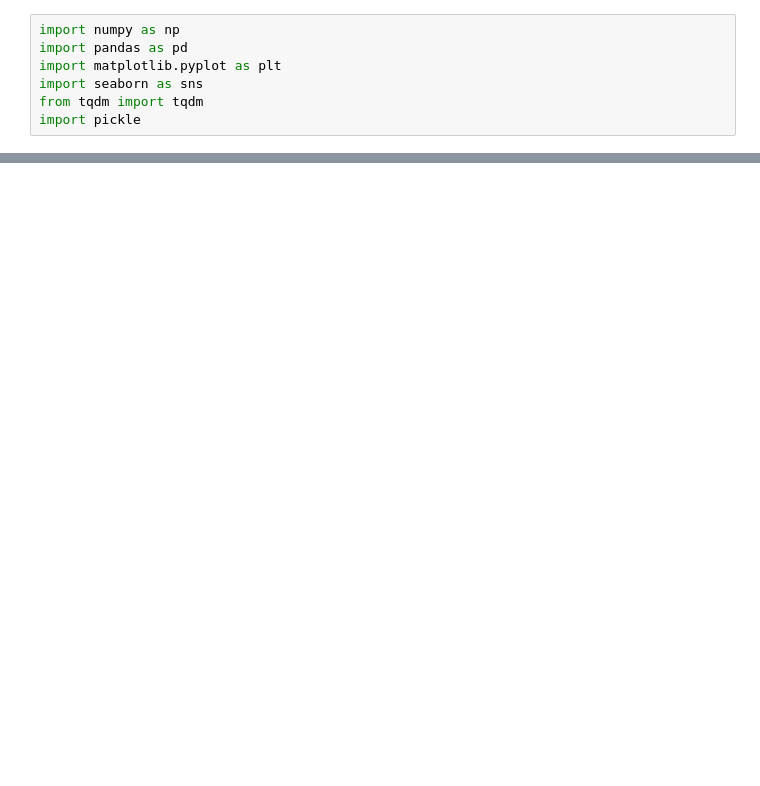
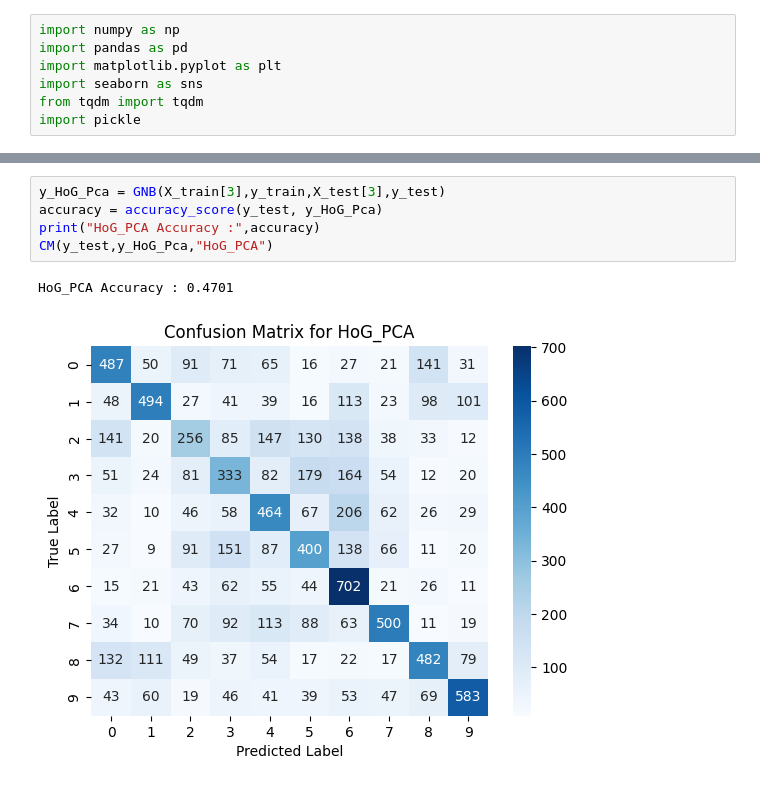
Before and after one commit to varaiitj2527/PRMLProject, a Jupyter notebook: Model/Bayesian_Models/Gaussian_Naive_Bayes_Models.ipynb, the cells around one changed output, grey strips where cells are left out. Drawn from its saved outputs; the diff is of its cells as text; blank space fills up the shorter version.

```diff
--- a/Model/Bayesian_Models/Gaussian_Naive_Bayes_Models.ipynb
+++ b/Model/Bayesian_Models/Gaussian_Naive_Bayes_Models.ipynb
@@ -236,0 +107,8 @@ Text(0.5, 1.0, 'Confusion Matrix')
+# %%
+y_HoG_Pca = GNB(X_train[3],y_train,X_test[3],y_test)
+accuracy = accuracy_score(y_test, y_HoG_Pca)
+print("HoG_PCA Accuracy :",accuracy)
+CM(y_test,y_HoG_Pca,"HoG_PCA")
+# %% [output]
+HoG_PCA Accuracy : 0.4701
+[figure, added]
```
Also changed, not shown: parts of 43 cells of this notebook.
